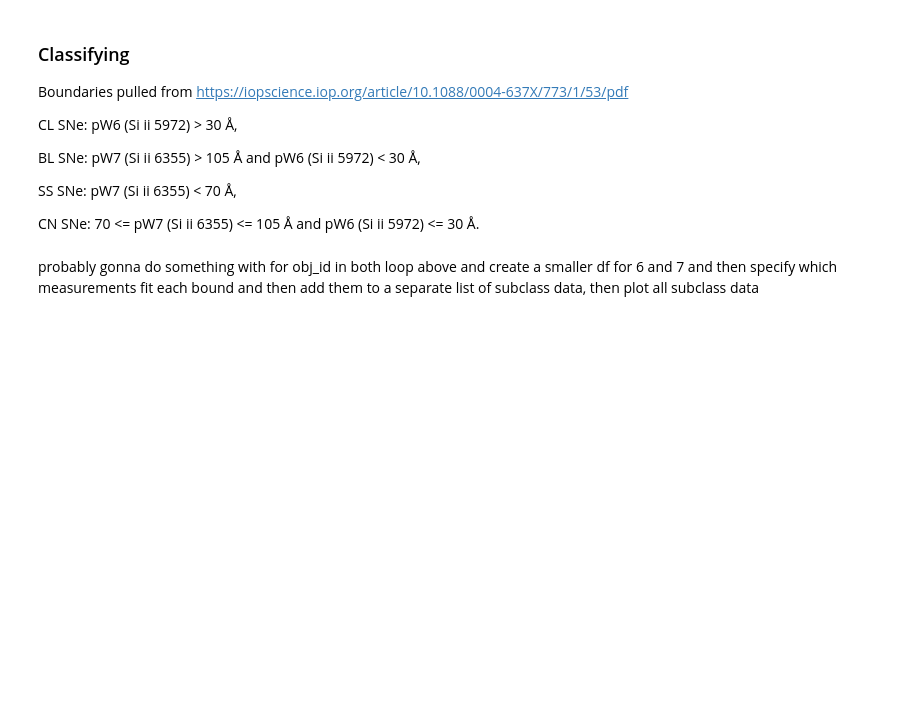
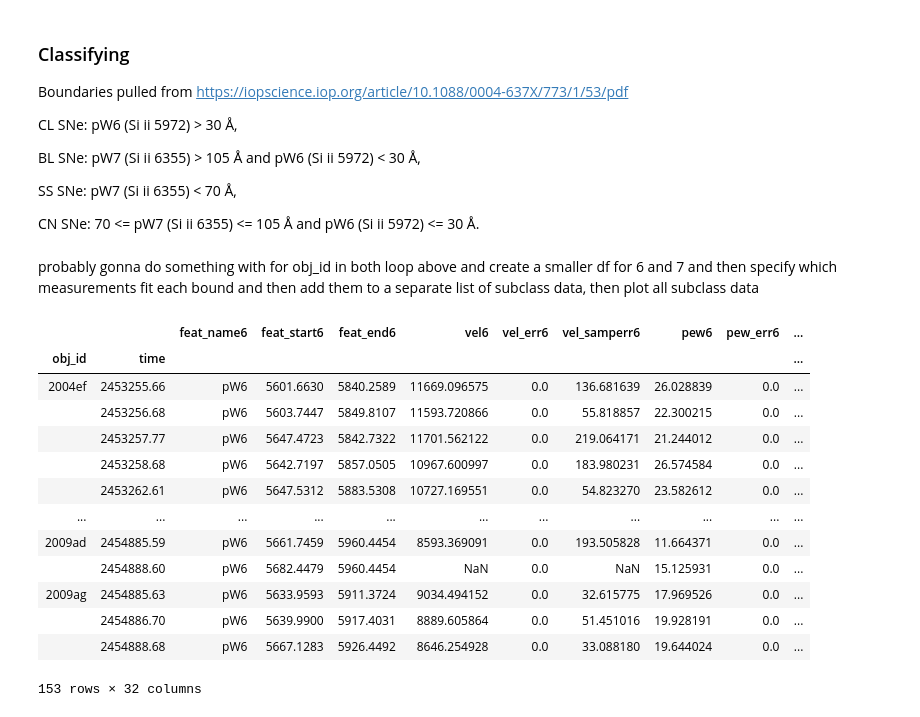
Before and after one commit to mwvgroup/SN-Spectral-Evolution, a Jupyter notebook: notebooks/branch_class_final.ipynb, the cells around one changed output. Drawn from its saved outputs; the diff is of its cells as text; code cells hidden in the pictures; blank space fills up the shorter version.

```diff
--- a/notebooks/branch_class_final.ipynb
+++ b/notebooks/branch_class_final.ipynb
@@ -209,3 +209,25 @@ SS SNe: pW7 (Si ii 6355) < 70 Å,
 CN SNe: 70 <= pW7 (Si ii 6355) <= 105 Å and pW6 (Si ii 5972) <= 30 Å.
 # %% [markdown]
 probably gonna do something with for obj_id in both loop above and create a smaller df for 6 and 7 and then specify which measurements fit each bound and then add them to a separate list of subclass data, then plot all subclass data
+# %%
+index6 = group62.set_index(['obj_id', 'time'])
+index7 = group72.set_index(['obj_id', 'time'])
+index6['phase6'] = all_phases6
+index7['phase7'] = all_phases7
+joined = index6.join(index7, lsuffix = '6', rsuffix = '7')
+joined.dropna(subset = ['pew6' , 'pew7'])
+# %% [output]
+|  |  | feat_name6 | feat_start6 | feat_end6 | vel6 | vel_err6 | vel_samperr6 | pew6 | pew_err6 | ... |
+| obj_id | time |  |  |  |  |  |  |  |  | ... |
+| 2004ef | 2453255.66 | pW6 | 5601.6630 | 5840.2589 | 11669.096575 | 0.0 | 136.681639 | 26.028839 | 0.0 | ... |
+|  | 2453256.68 | pW6 | 5603.7447 | 5849.8107 | 11593.720866 | 0.0 | 55.818857 | 22.300215 | 0.0 | ... |
+|  | 2453257.77 | pW6 | 5647.4723 | 5842.7322 | 11701.562122 | 0.0 | 219.064171 | 21.244012 | 0.0 | ... |
+|  | 2453258.68 | pW6 | 5642.7197 | 5857.0505 | 10967.600997 | 0.0 | 183.980231 | 26.574584 | 0.0 | ... |
+|  | 2453262.61 | pW6 | 5647.5312 | 5883.5308 | 10727.169551 | 0.0 | 54.823270 | 23.582612 | 0.0 | ... |
+| ... | ... | ... | ... | ... | ... | ... | ... | ... | ... | ... |
+| 2009ad | 2454885.59 | pW6 | 5661.7459 | 5960.4454 | 8593.369091 | 0.0 | 193.505828 | 11.664371 | 0.0 | ... |
+|  | 2454888.60 | pW6 | 5682.4479 | 5960.4454 | NaN | 0.0 | NaN | 15.125931 | 0.0 | ... |
+| 2009ag | 2454885.63 | pW6 | 5633.9593 | 5911.3724 | 9034.494152 | 0.0 | 32.615775 | 17.969526 | 0.0 | ... |
+|  | 2454886.70 | pW6 | 5639.9900 | 5917.4031 | 8889.605864 | 0.0 | 51.451016 | 19.928191 | 0.0 | ... |
+|  | 2454888.68 | pW6 | 5667.1283 | 5926.4492 | 8646.254928 | 0.0 | 33.088180 | 19.644024 | 0.0 | ... |
+153 rows × 32 columns
```
Also changed, not shown: parts of 3 cells of this notebook, 1 other file.
